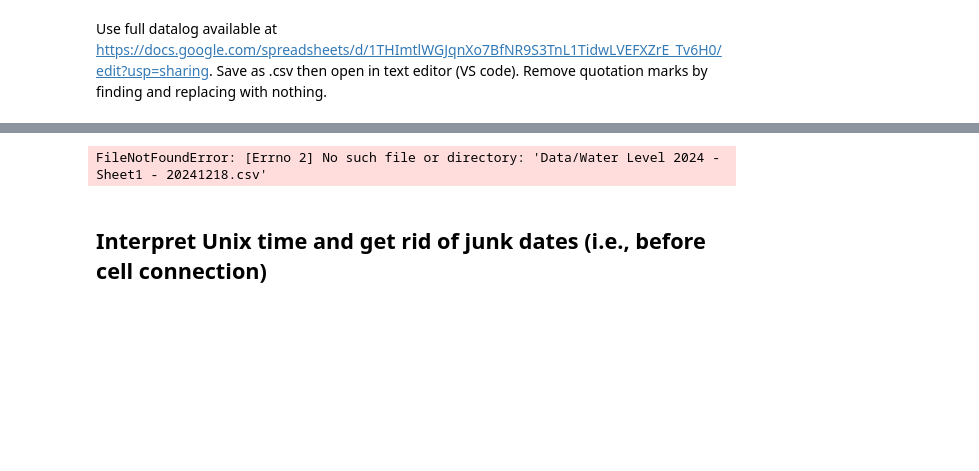
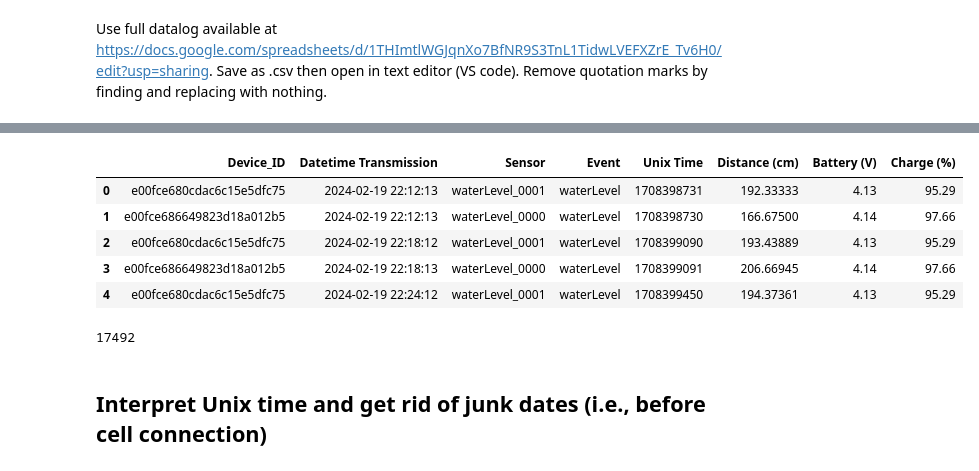
Before and after one commit to COAST-Lab/Open-Water-Level, a Jupyter notebook: Data Analysis/open_water_level_analysis_20240508.ipynb, the cells around one changed output, grey strips where cells are left out. Drawn from its saved outputs; the diff is of its cells as text; code cells hidden in the pictures; blank space fills up the shorter version.

```diff
--- a/Data Analysis/open_water_level_analysis_20240508.ipynb
+++ b/Data Analysis/open_water_level_analysis_20240508.ipynb
@@ -21,15 +21,22 @@ os.getcwd()
 # %%
-filepath = os.path.join('Data', 'Water Level 2024 - Sheet1 - 20241218.csv')
+filepath = os.path.join('Data', 'Water Level 2024 - Sheet1 - 20250207.csv')
 df_full = pd.read_csv(filepath, header = None, parse_dates = [1])
 df_full.columns = ['Device_ID', 'Datetime Transmission', 'Sensor', 'Event', 'Unix Time', 'Distance (cm)', 'Battery (V)', 'Charge (%)']
 df_full.head()
 # %% [output]
-FileNotFoundError: [Errno 2] No such file or directory: 'Data/Water Level 2024 - Sheet1 - 20241218.csv'
+|  | Device_ID | Datetime Transmission | Sensor | Event | Unix Time | Distance (cm) | Battery (V) | Charge (%) |
+| 0 | e00fce680cdac6c15e5dfc75 | 2024-02-19 22:12:13 | waterLevel_0001 | waterLevel | 1708398731 | 192.33333 | 4.13 | 95.29 |
+| 1 | e00fce686649823d18a012b5 | 2024-02-19 22:12:13 | waterLevel_0000 | waterLevel | 1708398730 | 166.67500 | 4.14 | 97.66 |
+| 2 | e00fce680cdac6c15e5dfc75 | 2024-02-19 22:18:12 | waterLevel_0001 | waterLevel | 1708399090 | 193.43889 | 4.13 | 95.29 |
+| 3 | e00fce686649823d18a012b5 | 2024-02-19 22:18:13 | waterLevel_0000 | waterLevel | 1708399091 | 206.66945 | 4.14 | 97.66 |
+| 4 | e00fce680cdac6c15e5dfc75 | 2024-02-19 22:24:12 | waterLevel_0001 | waterLevel | 1708399450 | 194.37361 | 4.13 | 95.29 |
 # %%
 # df_full?
 # %%
 # Size before truncating
 len(df_full)
+# %% [output]
+17492
 # %% [markdown]
 ## Interpret Unix time and get rid of junk dates (i.e., before cell connection)
 # %%
```
Also changed, not shown: parts of 14 cells of this notebook, 1 other file.
